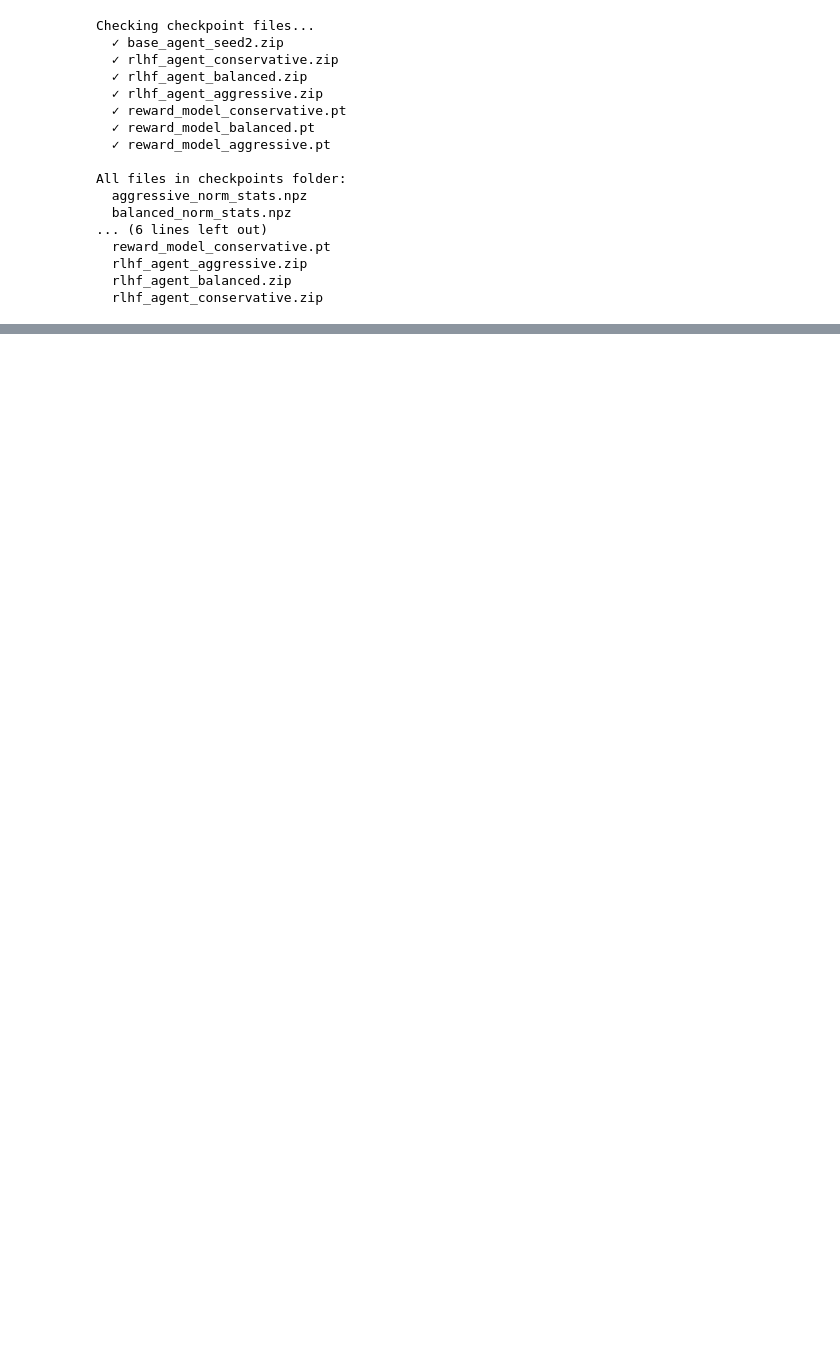
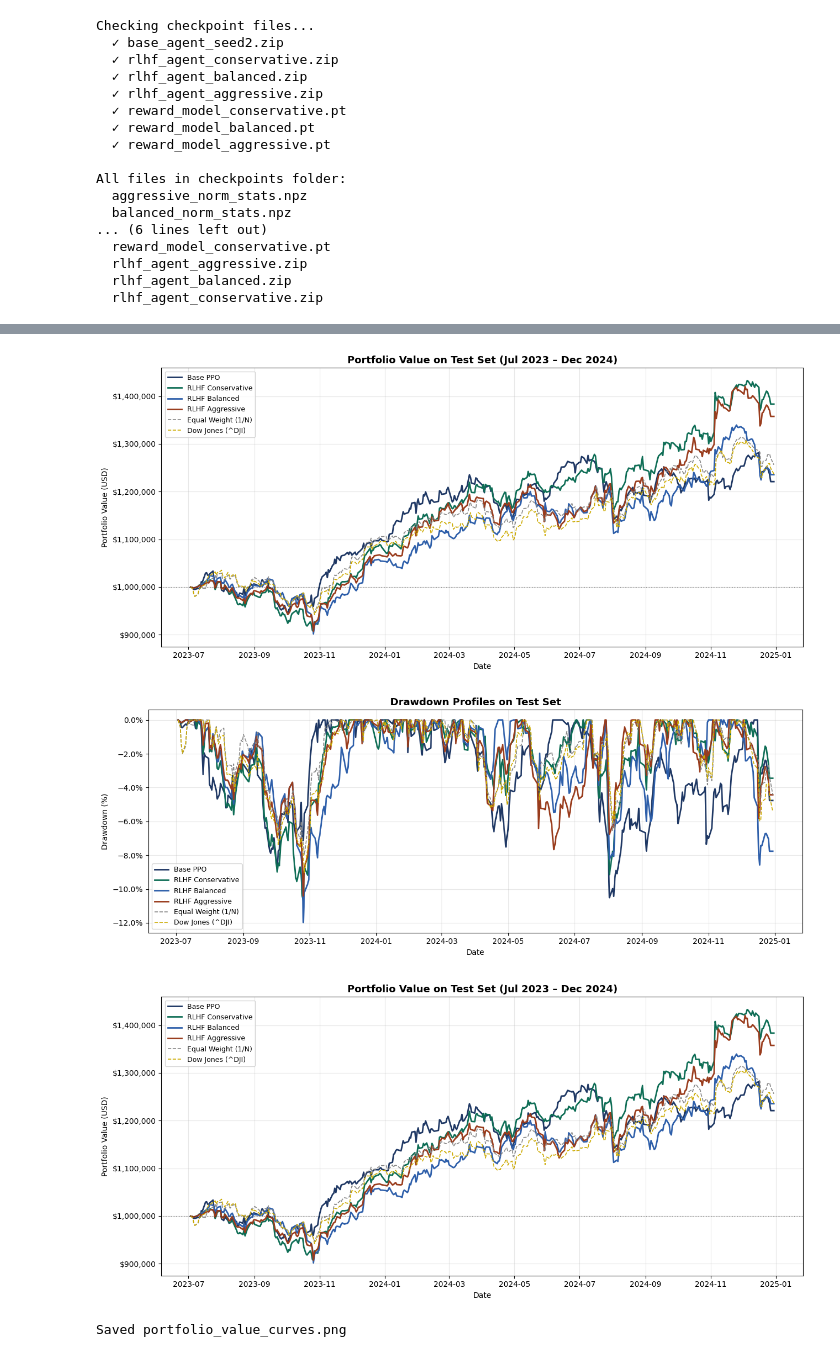
Before and after one commit to yh6384-design/rlhf-portfolio, a Jupyter notebook: notebooks/06_evaluation.ipynb, the cells around one changed output, grey strips where cells are left out. Drawn from its saved outputs; the diff is of its cells as text; code cells hidden in the pictures; blank space fills up the shorter version.

```diff
--- a/notebooks/06_evaluation.ipynb
+++ b/notebooks/06_evaluation.ipynb
@@ -177,7 +175,7 @@ All files in checkpoints folder:
 # %%
 # ── Load test data ────────────────────────────────────────────────────────
 FEATURE_NAMES = [
-    'close', 'volume', 'close_1d_ret', 'close_5d_ret', 'close_20d_ret',
+    'close', 'close_norm', 'volume', 'close_1d_ret', 'close_5d_ret', 'close_20d_ret',
     'vol_20d', 'vol_60d', 'macd', 'rsi_14', 'volume_ratio',
 ]
 
@@ -536,36 +400,42 @@ COLORS = {
     'base':              '#1F3864',
     'rlhf_conservative': '#0F6E56',
     'rlhf_balanced':     '#2E5FAA',
     'rlhf_aggressive':   '#993C1D',
     'equal_weight':      '#888888',
-    'spy':               '#CCAA00',
+    'dji':               '#CCAA00',
 }
 LABELS = {
     'base':              'Base PPO',
     'rlhf_conservative': 'RLHF Conservative',
     'rlhf_balanced':     'RLHF Balanced',
     'rlhf_aggressive':   'RLHF Aggressive',
     'equal_weight':      'Equal Weight (1/N)',
-    'spy':               'SPY',
+    'dji':               'Dow Jones (^DJI)',
 }
 
 fig, ax = plt.subplots(figsize=(13, 6))
 for name, df in results.items():
     ax.plot(df['date'], df['portfolio_value'],
             label=LABELS[name], color=COLORS[name],
             linewidth=2 if 'rlhf' in name or name=='base' else 1.2,
-            linestyle='--' if name in ['equal_weight','spy'] else '-')
+            linestyle='--' if name in ['equal_weight','dji'] else '-')
 
 ax.axhline(INITIAL_CAPITAL, color='black', linewidth=0.8, linestyle=':', alpha=0.5)
 ax.yaxis.set_major_formatter(mtick.StrMethodFormatter('${x:,.0f}'))
 ax.set_title('Portfolio Value on Test Set (Jul 2023 – Dec 2024)', fontsize=13, fontweight='bold')
 ax.set_xlabel('Date')
 ax.set_ylabel('Portfolio Value (USD)')
 ax.legend(loc='upper left', fontsize=9)
 ax.grid(alpha=0.3)
 fig.tight_layout()
 fig.savefig(f'{FIG_DIR}/portfolio_value_curves.png', dpi=150)
 plt.show()
+print('Saved portfolio_value_curves.png')
+# %% [output]
+[figure, added]
+[figure, added]
+[figure, added]
+Saved portfolio_value_curves.png
 # %%
 # ── Plot 2: Drawdown profiles ─────────────────────────────────────────────
 def drawdown_series(daily_returns):
```
Also changed, not shown: parts of 13 cells of this notebook.
